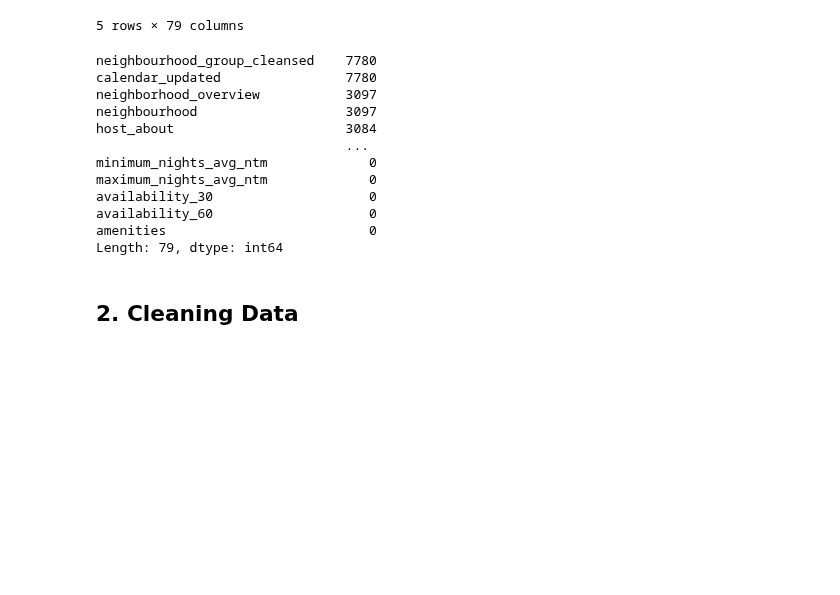
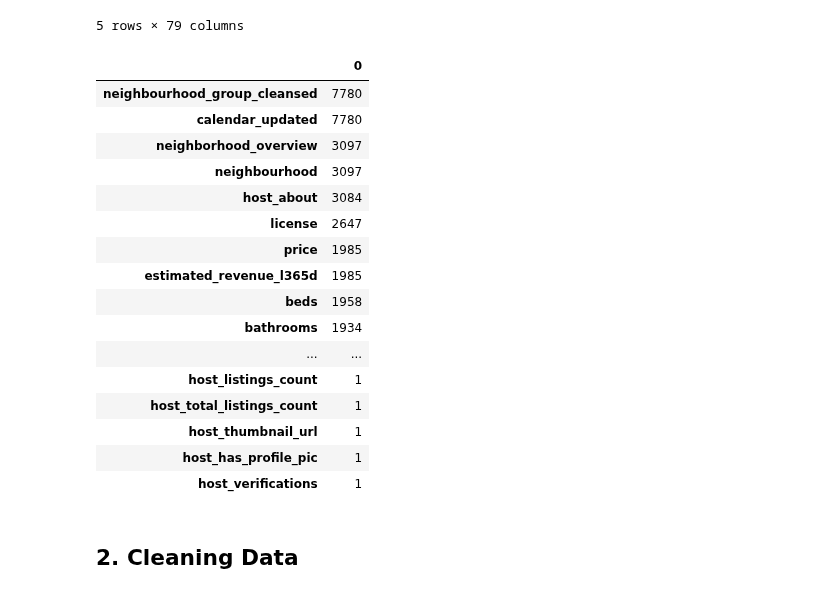
Before and after one commit to matteosaisi/airbnb-pricing-optimization, a Jupyter notebook: notebooks/02_feature_engineering.ipynb, the cells around one changed output. Saved outputs shown, nothing was run; the diff lists cells and outputs as text; code cells hidden in the pictures; blank space fills up the shorter version.

```diff
--- a/notebooks/02_feature_engineering.ipynb
+++ b/notebooks/02_feature_engineering.ipynb
@@ -20,20 +20,26 @@ df.head()
 5 rows × 79 columns
 # %%
 # check for NAs
-df.isna().sum().sort_values(ascending = False)
+NAs = pd.DataFrame(df.isna().sum().sort_values(ascending = False))
+NAs[NAs[0] > 0]
 # %% [output]
-neighbourhood_group_cleansed    7780
-calendar_updated                7780
-neighborhood_overview           3097
-neighbourhood                   3097
-host_about                      3084
-                                ...
-minimum_nights_avg_ntm             0
-maximum_nights_avg_ntm             0
-availability_30                    0
-availability_60                    0
-amenities                          0
-Length: 79, dtype: int64
+|  | 0 |
+| neighbourhood_group_cleansed | 7780 |
+| calendar_updated | 7780 |
+| neighborhood_overview | 3097 |
+| neighbourhood | 3097 |
+| host_about | 3084 |
+| license | 2647 |
+| price | 1985 |
+| estimated_revenue_l365d | 1985 |
+| beds | 1958 |
+| bathrooms | 1934 |
+| ... | ... |
+| host_listings_count | 1 |
+| host_total_listings_count | 1 |
+| host_thumbnail_url | 1 |
+| host_has_profile_pic | 1 |
+| host_verifications | 1 |
 # %% [markdown]
 ## 2. Cleaning Data
 # %%
```
Also changed, not shown: parts of 17 cells of this notebook.
